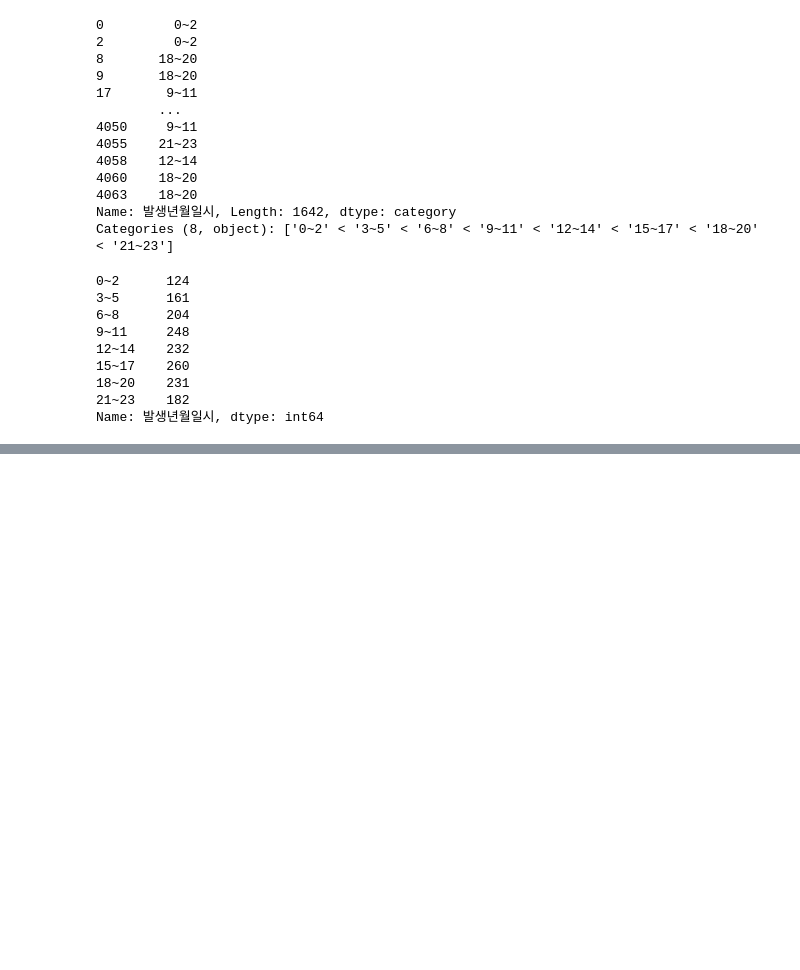
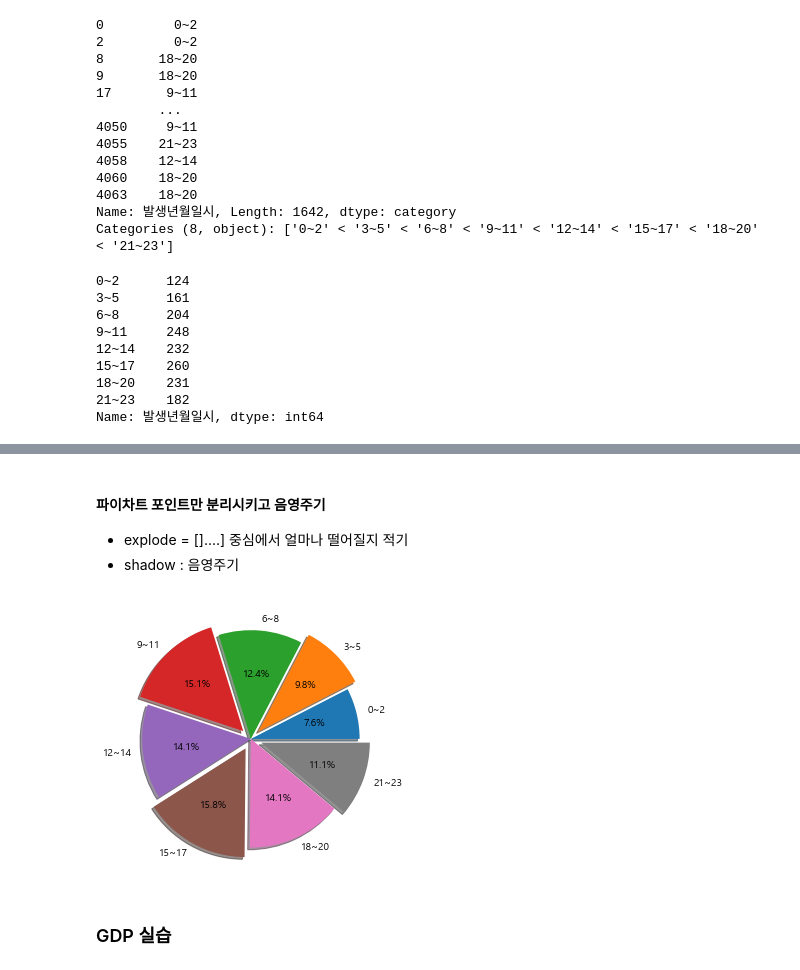
Before and after one commit to sso8910/Python, a Jupyter notebook: 분석및시각화/220922_matplotlib(시각화).ipynb, the cells around one changed output, grey strips where cells are left out. Drawn from its saved outputs; the diff is of its cells as text; code cells hidden in the pictures; blank space fills up the shorter version.

```diff
--- a/220922_matplotlib(시각화).ipynb
+++ b/분석및시각화/220922_matplotlib(시각화).ipynb
@@ -273,0 +275,14 @@ plt.show()
+# %% [markdown]
+#### 파이차트 포인트만 분리시키고 음영주기
+- explode = []....] 중심에서 얼마나 떨어질지 적기
+- shadow : 음영주기
+# %%
+rs = result.value_counts().sort_index()
+plt.figure(figsize=(5,5))
+explode = [0,0.10,0,0.10,0,0.10,0,0.10]
+plt.pie(rs,labels=labels,autopct="%1.1f%%",explode=explode,shadow=True)
+plt.show()
+# %% [output]
+[figure, added]
+# %% [markdown]
+### GDP 실습
```
Also changed, not shown: parts of 11 cells of this notebook, 18 other files.
